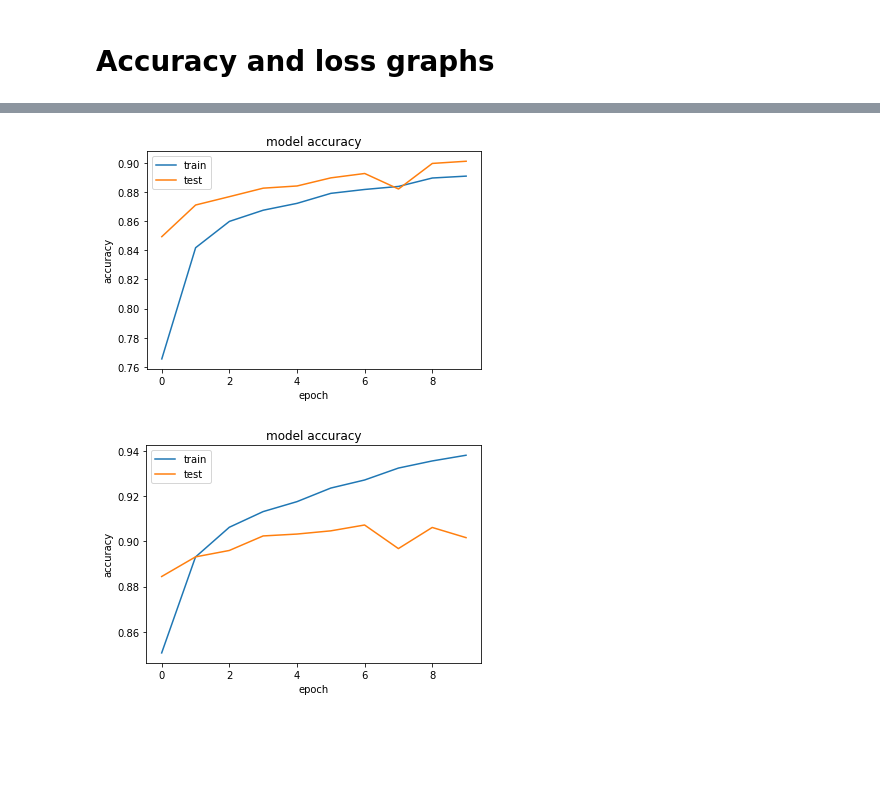
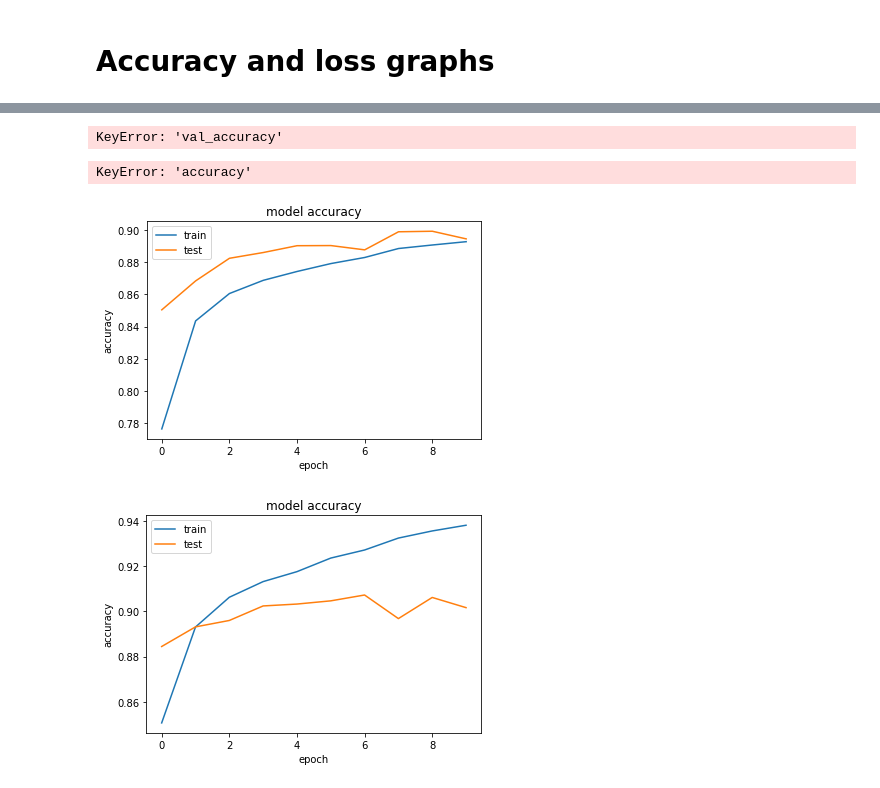
Before and after one commit to JLechuga94/Machine-Learning, a Jupyter notebook: notebook12_dm_fashion_mnist.ipynb, the cells around one changed output, grey strips where cells are left out. Drawn from its saved outputs; the diff is of its cells as text; code cells hidden in the pictures; blank space fills up the shorter version.

Commit message:
Changed graphs and added trained models

```diff
--- a/notebook12_dm_fashion_mnist.ipynb
+++ b/notebook12_dm_fashion_mnist.ipynb
@@ -343,0 +369,4 @@ web_model.save('webmodel.h5')
+# %%
+gaiffas_model = tf.keras.models.load_model('gaiffasmodel.h5')
+alex_model = tf.keras.models.load_model('alexmodel.h5')
+web_model = tf.keras.models.load_model('webmodel.h5')
@@ -346,14 +435,63 @@ web_model.save('webmodel.h5')
+# %%
+fig = go.Figure()
+fig.add_trace(go.Scatter(y=gaiffas_model.history.history['val_accuracy'],
+                    mode='lines',
+                    name='Gaiffas',
+                    line_shape='spline'))
+
+fig.add_trace(go.Scatter(y=web_model.history.history['val_accuracy'],
+                    mode='lines',
+                    name='Web',
+                    line_shape='spline'))
+
+fig.add_trace(go.Scatter(y=alex_model2.history.history['val_accuracy'],
+                    mode='lines',
+                    name='Alex',
+                    line_shape='spline'))
+
+fig.update_layout(
+    title="Model's validation accuracy comparison",
+    xaxis_title="Epoch",
+    yaxis_title="Validation accuracy")
+
+
+fig.show()
+# %% [output]
+KeyError: 'val_accuracy'
+# %%
+fig = go.Figure()
+fig.add_trace(go.Scatter(y=web_model.history.history['accuracy'],
+                    mode='lines',
+                    name='Training',
+                    line_shape='spline'))
+
+fig.add_trace(go.Scatter(y=web_model.history.history['val_accuracy'],
+                    mode='lines',
+                    name='Validation',
+                    line_shape='spline'))
+
+fig.update_layout(
+    title="Model accuracy",
+    xaxis_title="Epoch",
+    yaxis_title="Accuracy",
+    legend_title_text='Day of the week'
+)
+
+
+fig.show()
+# %% [output]
+KeyError: 'accuracy'
 # %%
 #display the accuracy on the train and validation set
-plt.plot(modelhistory_gaiffas.history['accuracy'])
-plt.plot(modelhistory_gaiffas.history['val_accuracy'])
+plt.plot(gaiffas_model.history.history['accuracy'])
+plt.plot(gaiffas_model.history.history['val_accuracy'])
 plt.title('model accuracy')
 plt.ylabel('accuracy')
 plt.xlabel('epoch')
 plt.legend(['train', 'test'], loc='upper left')
 plt.show()
 # %% [output]
-[figure, old version]
+[figure, new version]
 # %%
 #display the accuracy on the train and validation set
 plt.plot(modelhistory.history['accuracy'])
```
Also changed, not shown: parts of 25 cells of this notebook, 2 other files.
